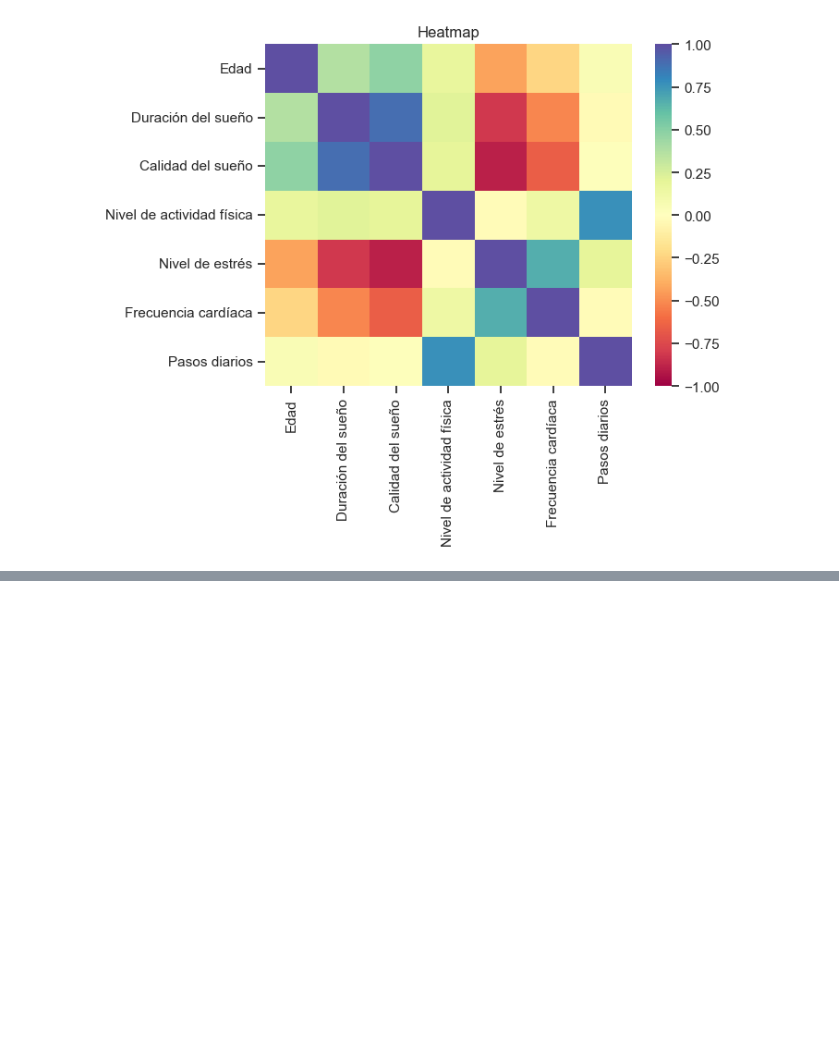
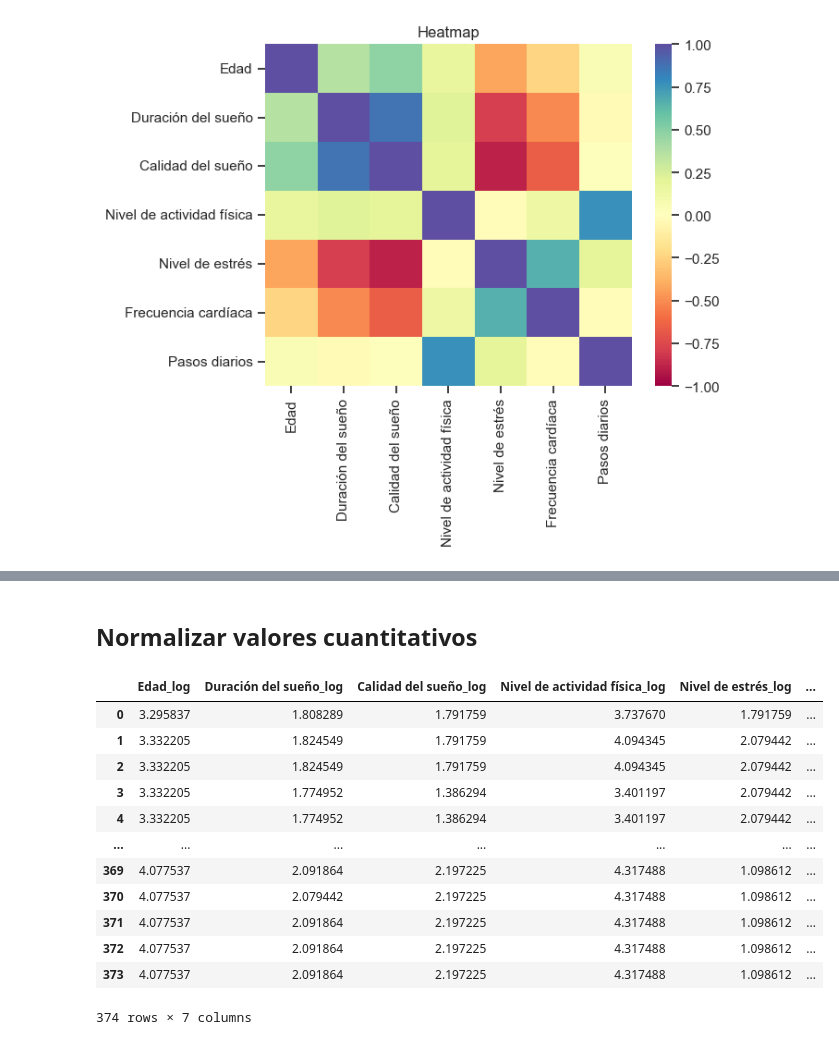
Before and after one commit to noelibaeza/cienciaDatos, a Jupyter notebook: salud_sueño.ipynb, the cells around one changed output, grey strips where cells are left out. Saved outputs shown, nothing was run; the diff lists cells and outputs as text; code cells hidden in the pictures; blank space fills up the shorter version.

```diff
--- a/salud_sueño.ipynb
+++ b/salud_sueño.ipynb
@@ -214,0 +263,24 @@ plt.show()
+# %% [markdown]
+## Normalizar valores cuantitativos
+# %%
+# Lista de columnas a las que aplicar la transformación logarítmica
+columnas_convertir = ["Edad","Duración del sueño",	"Calidad del sueño","Nivel de actividad física", "Nivel de estrés",	"Frecuencia cardíaca", "Pasos diarios"]
+
+# Crear un nuevo DataFrame con las columnas transformadas
+data_t = df_cuantitativo.assign(**{f'{columna}_log': np.log(df_cuantitativo[columna]) for columna in columnas_convertir})
+data_transformado = data_t[["Edad_log", "Duración del sueño_log","Calidad del sueño_log","Nivel de actividad física_log", "Nivel de estrés_log","Frecuencia cardíaca_log","Pasos diarios_log"]]
+data_transformado
+# %% [output]
+|  | Edad_log | Duración del sueño_log | Calidad del sueño_log | Nivel de actividad física_log | Nivel de estrés_log | ... |
+| 0 | 3.295837 | 1.808289 | 1.791759 | 3.737670 | 1.791759 | ... |
+| 1 | 3.332205 | 1.824549 | 1.791759 | 4.094345 | 2.079442 | ... |
+| 2 | 3.332205 | 1.824549 | 1.791759 | 4.094345 | 2.079442 | ... |
+| 3 | 3.332205 | 1.774952 | 1.386294 | 3.401197 | 2.079442 | ... |
+| 4 | 3.332205 | 1.774952 | 1.386294 | 3.401197 | 2.079442 | ... |
+| ... | ... | ... | ... | ... | ... | ... |
+| 369 | 4.077537 | 2.091864 | 2.197225 | 4.317488 | 1.098612 | ... |
+| 370 | 4.077537 | 2.079442 | 2.197225 | 4.317488 | 1.098612 | ... |
+| 371 | 4.077537 | 2.091864 | 2.197225 | 4.317488 | 1.098612 | ... |
+| 372 | 4.077537 | 2.091864 | 2.197225 | 4.317488 | 1.098612 | ... |
+| 373 | 4.077537 | 2.091864 | 2.197225 | 4.317488 | 1.098612 | ... |
+374 rows × 7 columns
```
Also changed, not shown: parts of 13 cells of this notebook.
